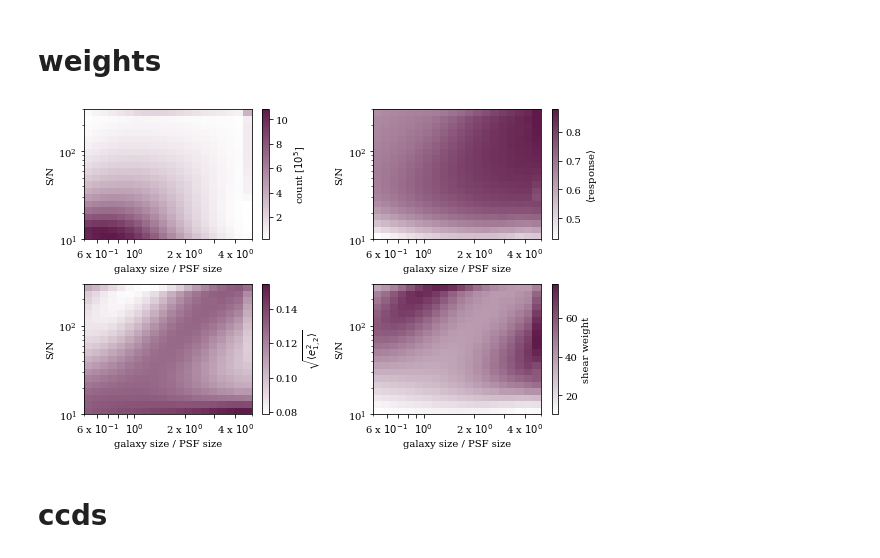
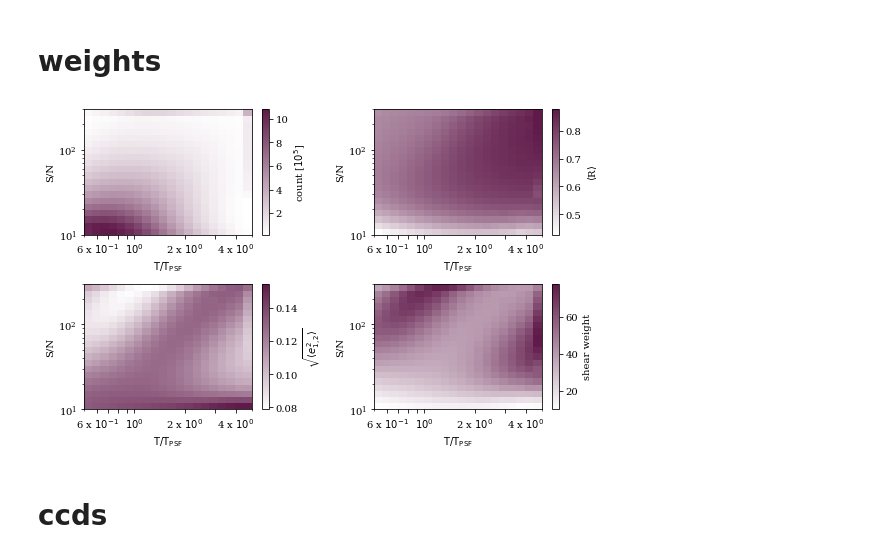
Before and after one commit to des-science/Y3_shearcat_tests, a Jupyter notebook: final_plots_paper/All_the_plots.ipynb, the cells around one changed output. Saved outputs shown, nothing was run; the diff lists cells and outputs as text; code cells hidden in the pictures.

Commit message:
fix to plots

```diff
--- a/final_plots_paper/All_the_plots.ipynb
+++ b/final_plots_paper/All_the_plots.ipynb
@@ -860,42 +860,42 @@ ax[0,1].set_yscale('log')
 ax[0,1].set_ylabel("S/N")
 #im.colorbar(label="count")
 #im.axes.get_xaxis().set_visible(False)
-fig.colorbar(im, ax=ax[0,1], label=r"$\langle$response$\rangle$",cmap=des_c1_cmap)
+fig.colorbar(im, ax=ax[0,1], label=r"$\langle$R$\rangle$",cmap=des_c1_cmap)
 #plt.tight_layout()
 
 
 im = ax[1,1].pcolormesh(dictt['X'],dictt['Y'], dictt['weight'],cmap=des_c1_cmap)
 ax[1,1].set_xscale('log')
 ax[1,1].set_yscale('log')
 ax[1,1].set_ylabel("S/N")
-ax[0,0].set_xlabel("galaxy size / PSF size")
-ax[0,1].set_xlabel("galaxy size / PSF size")
-ax[1,0].set_xlabel("galaxy size / PSF size")
-ax[1,1].set_xlabel("galaxy size / PSF size")
+ax[0,0].set_xlabel(r"${\rm T / T_{\rm PSF}}$")
+ax[0,1].set_xlabel(r"${\rm T / T_{\rm PSF}}$")
+ax[1,0].set_xlabel(r"${\rm T / T_{\rm PSF}}$")
+ax[1,1].set_xlabel(r"${\rm T / T_{\rm PSF}}$")
 
 #im.colorbar(label="count")
 #im.axes.get_xaxis().set_visible(False)
 fig.colorbar(im, ax=ax[1,1], label=r"shear weight",cmap=des_c1_cmap)
 #plt.tight_layout()
 
 
 #plt.setp(ax.get_xticklabels(), rotation=30, horizontalalignment='right')
 
 ax[0,0].set_xticks(np.array([0.6,0.7,0.8,0.9,1.,2.,3.,4.,]))
 ax[0,0].set_xticklabels(np.array([r'6 x $10^{-1}$','','','',r'$10^{0}$',r'2 x $10^{0}$','',r'4 x $10^{0}$']))
 ax[1,0].set_xticks(np.array([0.6,0.7,0.8,0.9,1.,2.,3.,4.,]))
 ax[1,0].set_xticklabels(np.array([r'6 x $10^{-1}$','','','',r'$10^{0}$',r'2 x $10^{0}$','',r'4 x $10^{0}$']))
 ax[0,1].set_xticks(np.array([0.6,0.7,0.8,0.9,1.,2.,3.,4.,]))
 ax[0,1].set_xticklabels(np.array([r'6 x $10^{-1}$','','','',r'$10^{0}$',r'2 x $10^{0}$','',r'4 x $10^{0}$']))
 ax[1,1].set_xticks(np.array([0.6,0.7,0.8,0.9,1.,2.,3.,4.,]))
 ax[1,1].set_xticklabels(np.array([r'6 x $10^{-1}$','','','',r'$10^{0}$',r'2 x $10^{0}$','',r'4 x $10^{0}$']))
 
 
 plt.tight_layout()
 #plt.subplots_adjust(hspace=0.01)
 plt.savefig('./figures/weights.pdf', bbox_inches='tight')
 # %% [output]
-[figure, old version]
+[figure, new version]
 # %% [markdown]
 # ccds
 # %%
```
Also changed, not shown: parts of 6 cells of this notebook, 10 other files.
